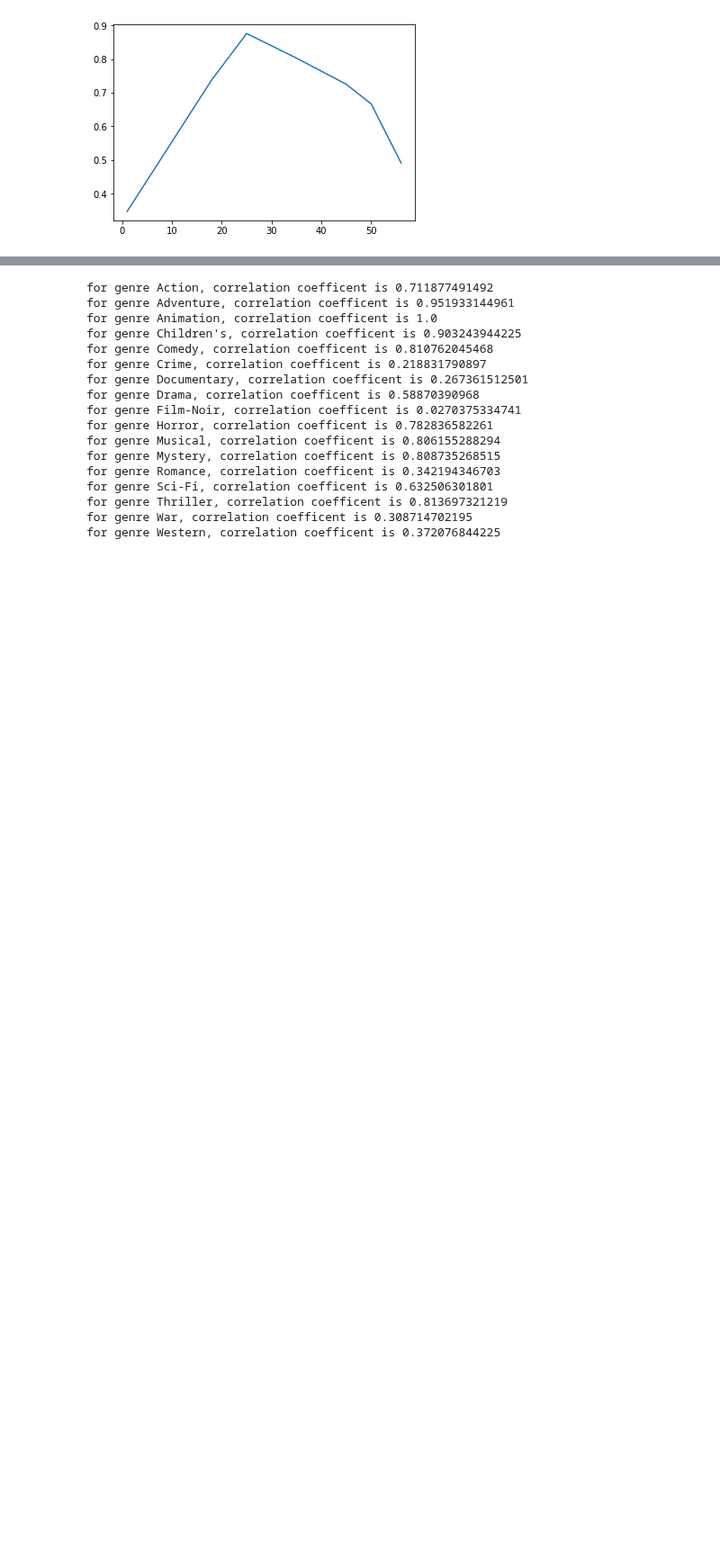
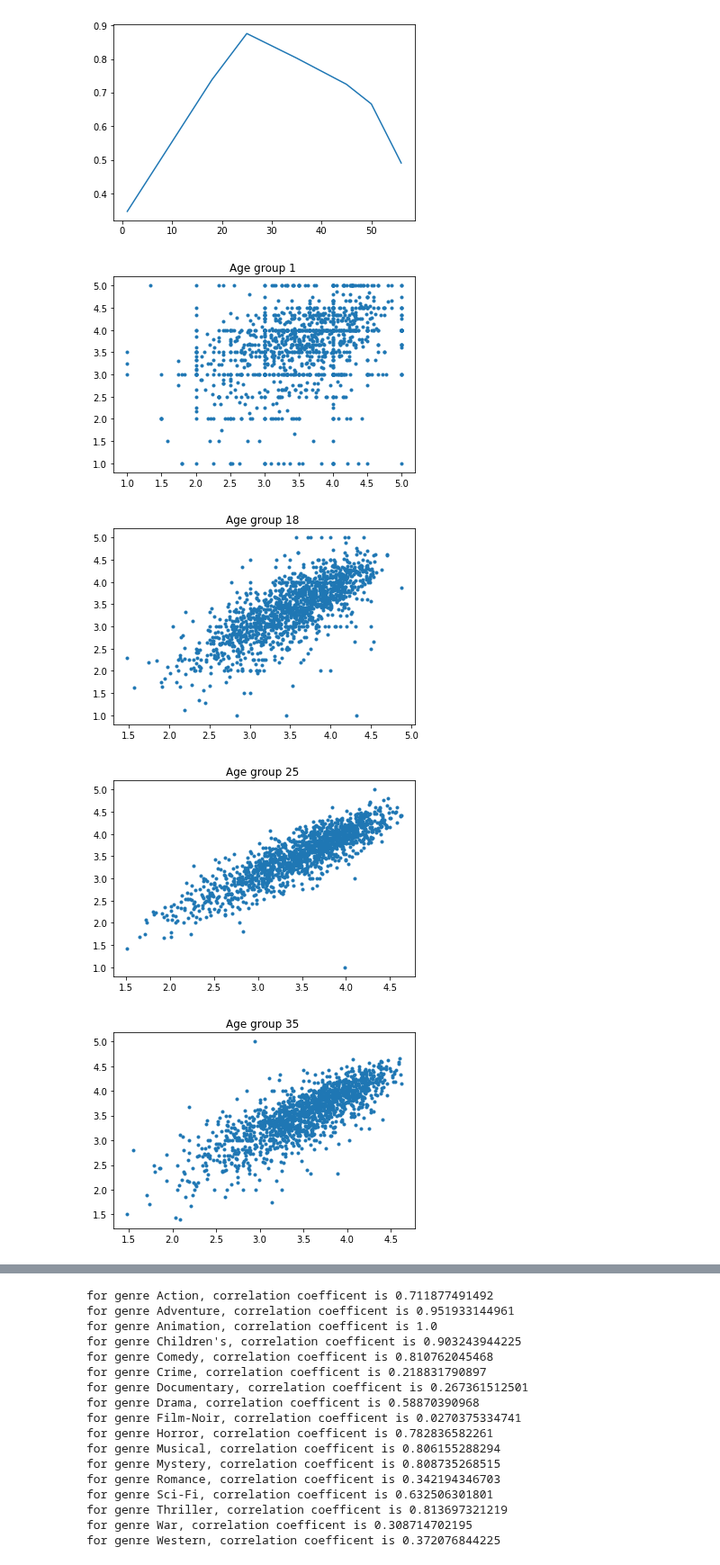
Before and after one commit to tianhaopx/Case-Study-of-Data-Science, a Jupyter notebook: CaseStudy2/CaseStudy2.ipynb, the cells around one changed output, grey strips where cells are left out. Shown at 90% size. Saved outputs shown, nothing was run; the diff lists cells and outputs as text; code cells hidden in the pictures; blank space fills up the shorter version.

```diff
--- a/CaseStudy2/CaseStudy2.ipynb
+++ b/CaseStudy2/CaseStudy2.ipynb
@@ -487,3 +451,19 @@ for age group 50, correlation coefficent is 0.666829431418
 for age group 56, correlation coefficent is 0.49148544214
 [<matplotlib.lines.Line2D at 0x...>]
 [figure]
+# %%
+#plot scatter plot
+for i in [1,18,25,35,45,50,56]:
+    data_age=data[data.age==i]
+    meanrating_age=data_age.pivot_table('rating',index='title',columns='gender',aggfunc='mean')
+    meanrating200_age=meanrating_age.loc[titlerating_200]#mean rateings of movies rated more than 200 times
+    #print(meanrating200_age)
+    py.plot(meanrating200_age['M'],meanrating200_age['F'],'.')
+    py.title('Age group %d '%i)
+    #print('for age group %d, correlation coefficent is'%i, meanrating200_age['M'].corr(meanrating200_age['F']))
+    py.show()
+# %% [output]
+[figure, added]
+[figure, added]
+[figure, added]
+[figure, added]
```
Also changed, not shown: parts of 6 cells of this notebook.
